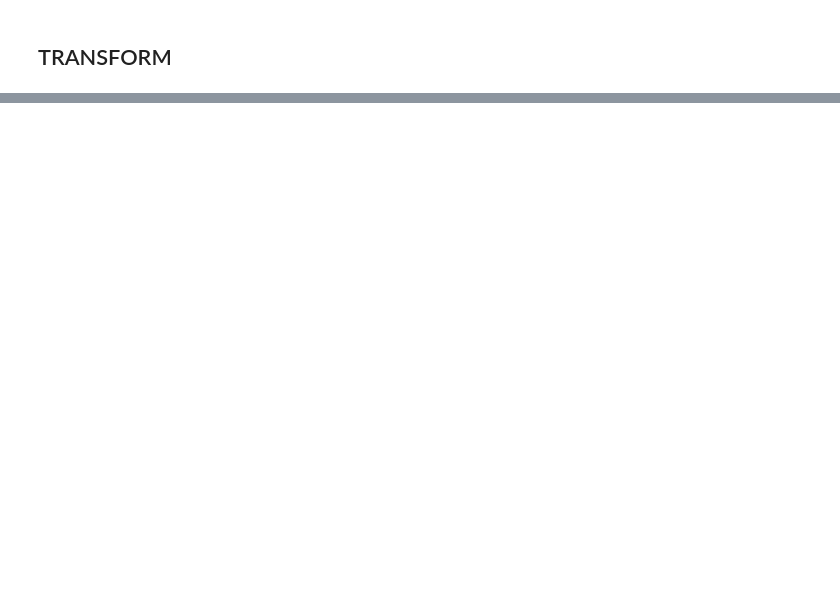
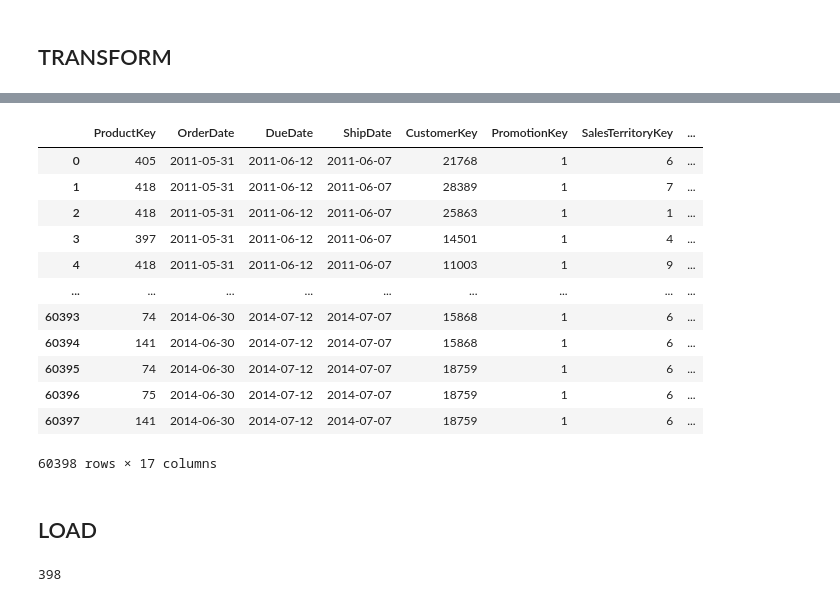
Before and after one commit to paulrojasg/data_science_part_4, a Jupyter notebook: FactInternetSales.ipynb, the cells around one changed output, grey strips where cells are left out. Drawn from its saved outputs; the diff is of its cells as text; code cells hidden in the pictures; blank space fills up the shorter version.

```diff
--- a/FactInternetSales.ipynb
+++ b/FactInternetSales.ipynb
@@ -108,3 +127,7 @@ dim_sales_territory
+# %%
+sales_order["OrderDate"] = sales_order["OrderDate"].apply(lambda x: datetime.strftime(x, '%Y-%m-%d'))
+sales_order["DueDate"] = sales_order["DueDate"].apply(lambda x: datetime.strftime(x, '%Y-%m-%d'))
+sales_order["ShipDate"] = sales_order["ShipDate"].apply(lambda x: datetime.strftime(x, '%Y-%m-%d'))
 # %% [markdown]
 ## TRANSFORM
 # %%
@@ -133,0 +141,4 @@ sales_order
+# %%
+sales_order = sales_order.merge(dim_dates.rename(columns={'DateKey':'OrderDateKey'}), left_on="OrderDate", right_on="FullDateAlternateKey")
+sales_order = sales_order.merge(dim_dates.rename(columns={'DateKey':'DueDateKey'}), left_on="DueDate", right_on="FullDateAlternateKey")
+sales_order = sales_order.merge(dim_dates.rename(columns={'DateKey':'ShipDateKey'}), left_on="ShipDate", right_on="FullDateAlternateKey")
@@ -133,0 +166,50 @@ sales_order
+# %%
+sales_order = sales_order.rename(columns={
+    "OrderQty":"OrderQuantity",
+})
+# %%
+result = sales_order[["ProductKey", "OrderDate", "DueDate", "ShipDate", "CustomerKey", "PromotionKey",
+                     #CurrencyKey, #missing!
+                      "SalesTerritoryKey",
+                      "SalesOrderNumber",
+                      #"SalesOrderLineNumber", #missing!,
+                      "RevisionNumber",
+                      "OrderQuantity",
+                      "UnitPrice",
+                      #"ExtendedAmount", #missing!,
+                      #"UnitPriceDiscount", #missing!,
+                      #"DiscountAmount", #missing!,
+                      #"ProductStandardCost", #missing!,
+                      #"TotalProductCost", #missing!,
+                      #"SalesAmount", #missing!,
+                      "TaxAmt",
+                      "Freight",
+                      "CarrierTrackingNumber",
+                      #"CustomerPONumber", #missing!,
+                      "OrderDateKey",
+                      "DueDateKey",
+                      "ShipDateKey",
+                     ]]
+# %%
+result
+# %% [output]
+|  | ProductKey | OrderDate | DueDate | ShipDate | CustomerKey | PromotionKey | SalesTerritoryKey | ... |
+| 0 | 405 | 2011-05-31 | 2011-06-12 | 2011-06-07 | 21768 | 1 | 6 | ... |
+| 1 | 418 | 2011-05-31 | 2011-06-12 | 2011-06-07 | 28389 | 1 | 7 | ... |
+| 2 | 418 | 2011-05-31 | 2011-06-12 | 2011-06-07 | 25863 | 1 | 1 | ... |
+| 3 | 397 | 2011-05-31 | 2011-06-12 | 2011-06-07 | 14501 | 1 | 4 | ... |
+| 4 | 418 | 2011-05-31 | 2011-06-12 | 2011-06-07 | 11003 | 1 | 9 | ... |
+| ... | ... | ... | ... | ... | ... | ... | ... | ... |
+| 60393 | 74 | 2014-06-30 | 2014-07-12 | 2014-07-07 | 15868 | 1 | 6 | ... |
+| 60394 | 141 | 2014-06-30 | 2014-07-12 | 2014-07-07 | 15868 | 1 | 6 | ... |
+| 60395 | 74 | 2014-06-30 | 2014-07-12 | 2014-07-07 | 18759 | 1 | 6 | ... |
+| 60396 | 75 | 2014-06-30 | 2014-07-12 | 2014-07-07 | 18759 | 1 | 6 | ... |
+| 60397 | 141 | 2014-06-30 | 2014-07-12 | 2014-07-07 | 18759 | 1 | 6 | ... |
+60398 rows × 17 columns
+# %% [markdown]
+## LOAD
+# %%
+db_op, db_etl = connect_databases()
+result.to_sql('FactInternetSales', db_etl, if_exists='replace', index=False)
+# %% [output]
+398
```
Also changed, not shown: parts of 5 cells of this notebook.
